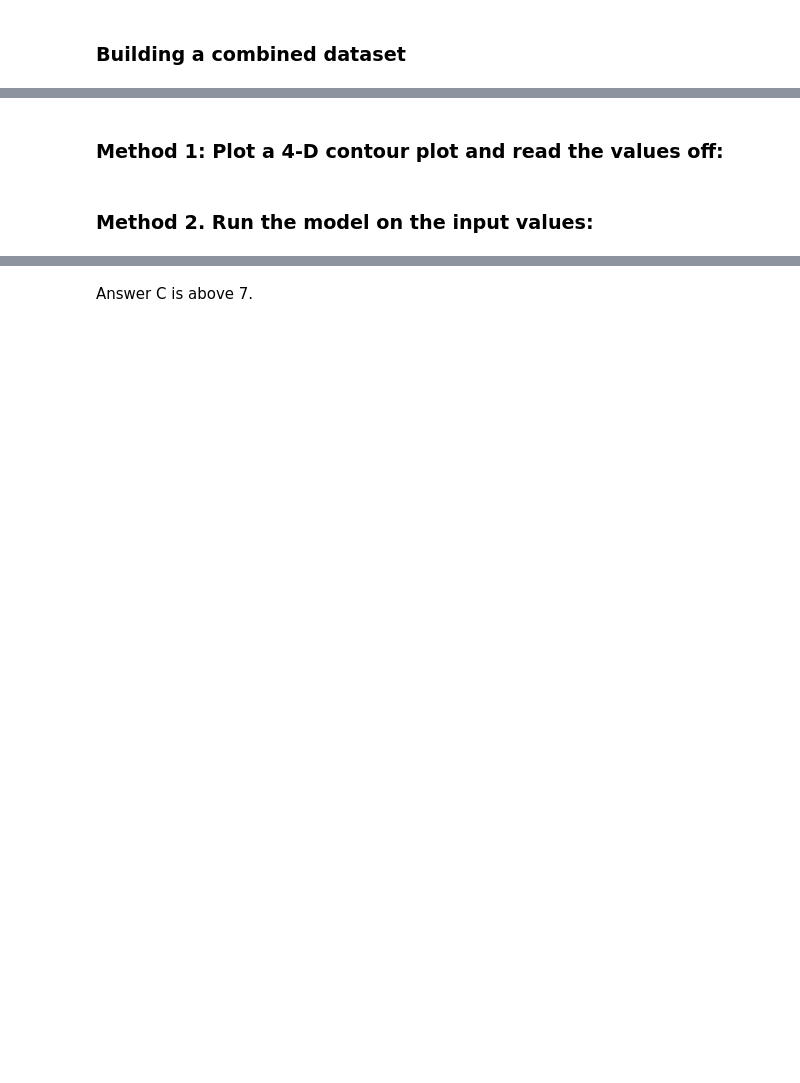
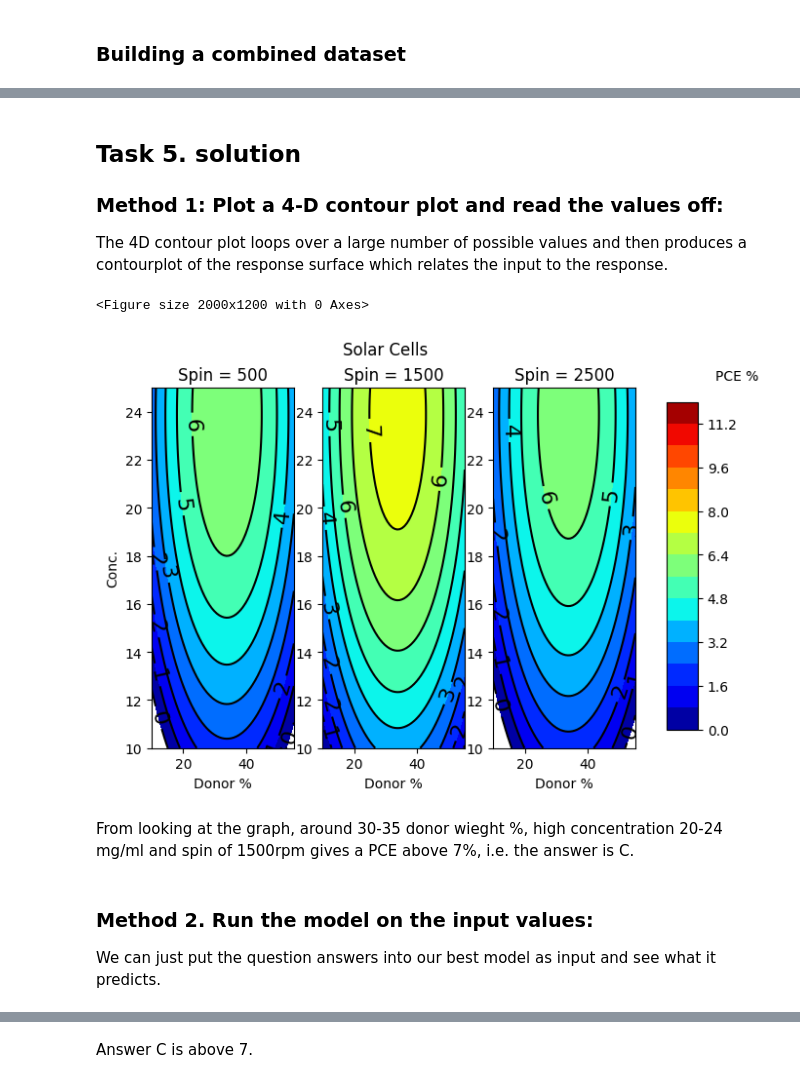
Before and after one commit to ellagale/doenut, a Jupyter notebook: docs/solar_cells.ipynb, the cells around one changed output, grey strips where cells are left out. Saved outputs shown, nothing was run; the diff lists cells and outputs as text; code cells hidden in the pictures; blank space fills up the shorter version.

Commit message:
Finished solar cell rewrite

```diff
--- a/docs/solar_cells.ipynb
+++ b/docs/solar_cells.ipynb
@@ -319,46 +837,54 @@ doenut.plot.coeff_plot(
 # %% [markdown]
+## Task 5. solution
+
 ### Method 1: Plot a 4-D contour plot and read the values off:
+
+The 4D contour plot loops over a large number of possible values and then produces a contourplot of the response surface which relates the input to the response.
 # %%
-#'Donor %', 'Conc.', 'Spin'
-
-n_points = 60
-
-
+# Write a function to tell the contour plot how to get the final dataframe
+# we need the square terms, so we just multiply the columns by themselves
 def my_function(df_1):
-    ## Put the two main factors that you're not plotting here
-    ## set them to sensible constant values
-
+    # write the formulae for the dataframe you ended up with
     df_1["Donor %**2"] = df_1["Donor %"] * df_1["Donor %"]
     df_1["Conc.**2"] = df_1["Conc."] * df_1["Conc."]
     df_1["Spin**2"] = df_1["Spin"] * df_1["Spin"]
 
     return df_1
 
-
+# slices
 c_key = "Spin"
+# y axis
 y_key = "Conc."
+# x axis
 x_key = "Donor %"
 
 doenut.plot.four_D_contour_plot(
-    unscaled_model=model.model,
+    unscaled_model=model.model, # model chosen for predictions (should be the best model)
     x_key=x_key,
     y_key=y_key,
     c_key=c_key,
-    x_limits=[inputs[x_key].min(), inputs[x_key].max()],
+    x_limits=[inputs[x_key].min(), inputs[x_key].max()], # auto-ccalculate the limits
     y_limits=[inputs[y_key].min(), inputs[y_key].max()],
-    constants=[500, 1500, 2500],
-    n_points=60,
-    my_function=my_function,
-    input_selector=[],
-    fig_label="Solar Cells",
+    constants=[500, 1500, 2500], # values for slices in the c dimension
+    n_points=60, # number of points to calculate per axis (i.e. 3600 points per graph)
+    my_function=my_function, # function defined abve
+    input_selector=[], # all inputs
+    fig_label="Solar Cells", # label
     x_label=x_key,
     y_label=y_key,
     constant_label=c_key,
-    z_label="PCE",
+    z_label="PCE %",
     cmap="jet",
-    num_of_z_levels=16,
-    z_limits=[0, 12],
+    num_of_z_levels=16, # number of contours needed + 1
+    z_limits=[0, 12], # min and max range for z (response)
 )
+# %% [output]
+<Figure size 2000x1200 with 0 Axes>
+[figure, added]
+# %% [markdown]
+From looking at the graph, around 30-35 donor wieght %, high concentration 20-24 mg/ml and spin of 1500rpm gives a PCE above 7%, i.e. the answer is C.
 # %% [markdown]
 ### Method 2. Run the model on the input values:
+
+We can just put the question answers into our best model as input and see what it predicts.
 # %%
```
Also changed, not shown: parts of 79 cells of this notebook, 1 other file.
